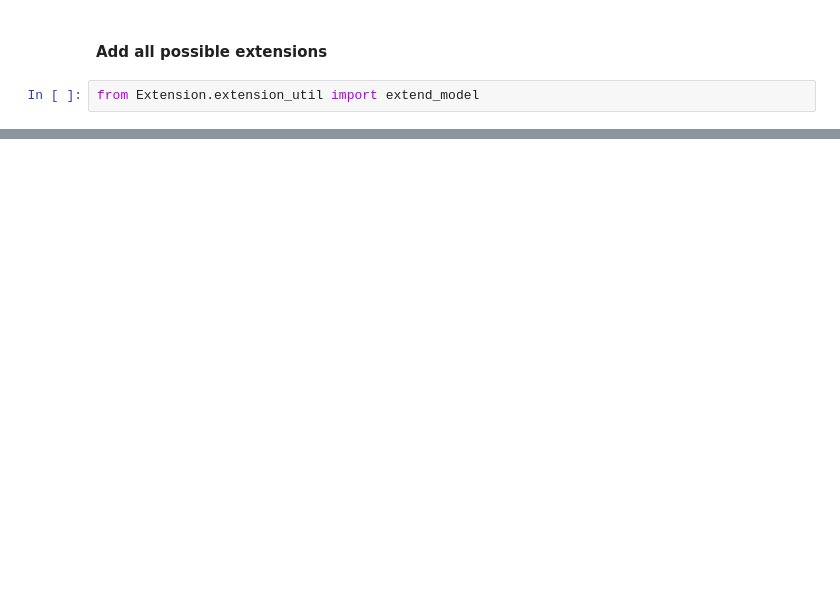
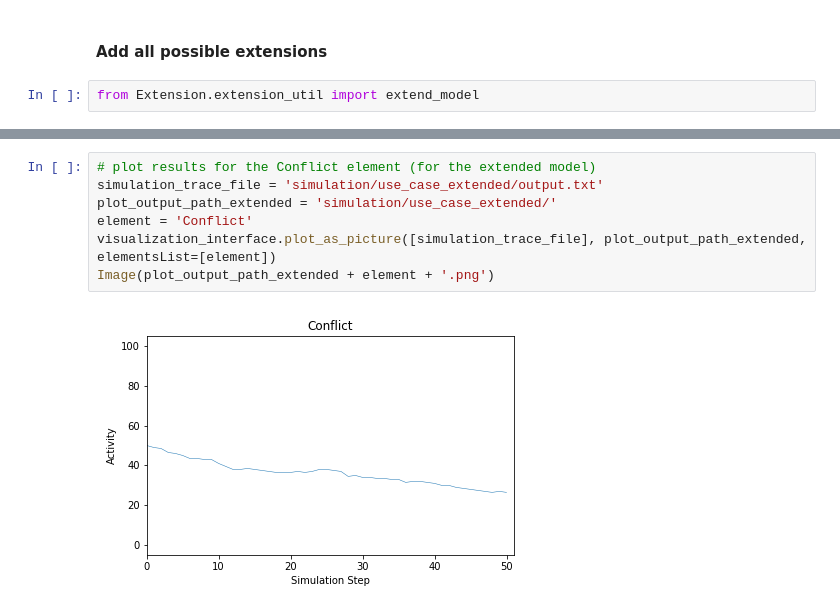
Before and after one commit to WorldModelers/Integration, a Jupyter notebook: Notebooks/DySE_tests.ipynb, the cells around one changed output, grey strips where cells are left out. Drawn from its saved outputs; the diff is of its cells as text; blank space fills up the shorter version.

```diff
--- a/Notebooks/DySE_tests.ipynb
+++ b/Notebooks/DySE_tests.ipynb
@@ -173,0 +202,9 @@ cy.layout.apply(name='circular', network=cy_network)
+# %%
+# plot results for the Conflict element (for the extended model)
+simulation_trace_file = 'simulation/use_case_extended/output.txt'
+plot_output_path_extended = 'simulation/use_case_extended/'
+element = 'Conflict'
+visualization_interface.plot_as_picture([simulation_trace_file], plot_output_path_extended, elementsList=[element])
+Image(plot_output_path_extended + element + '.png')
+# %% [output]
+[figure, added]
```
Also changed, not shown: parts of 84 cells of this notebook.
